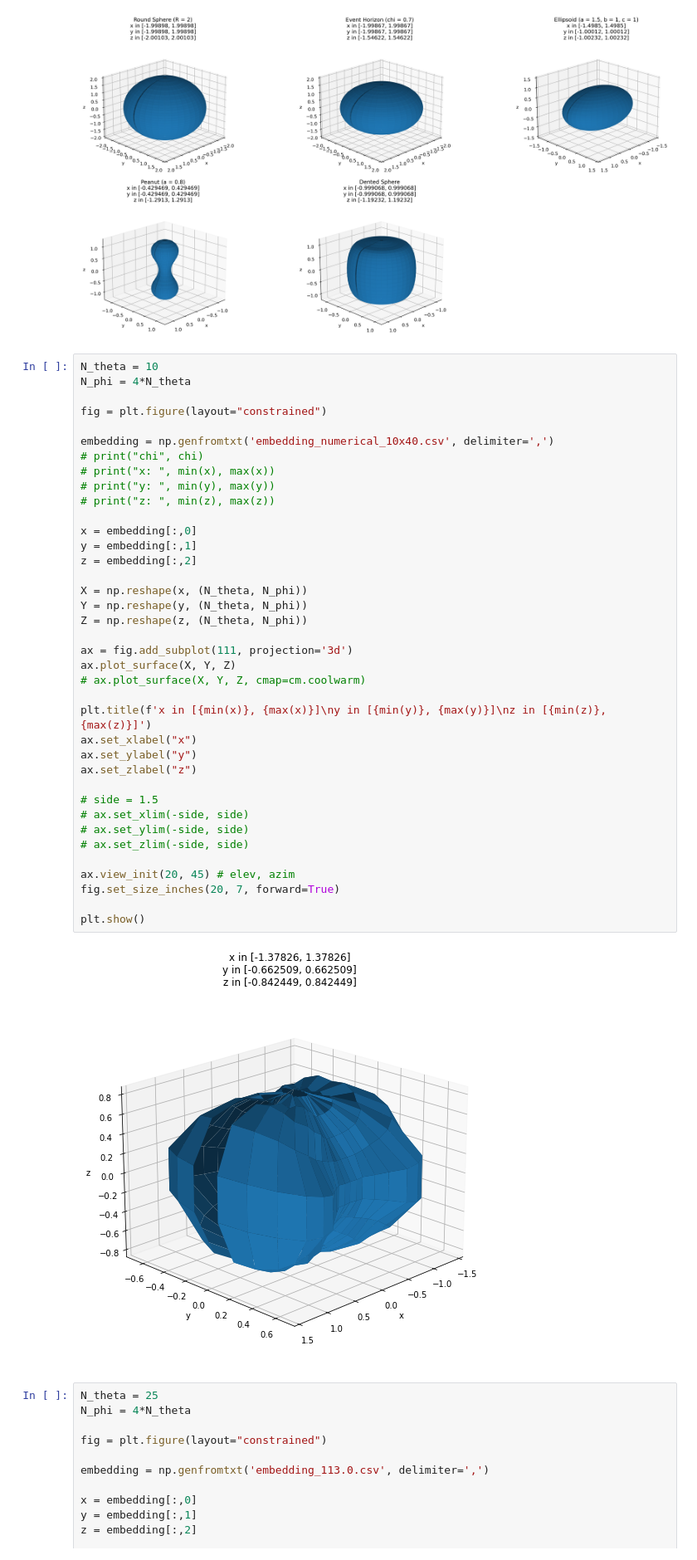
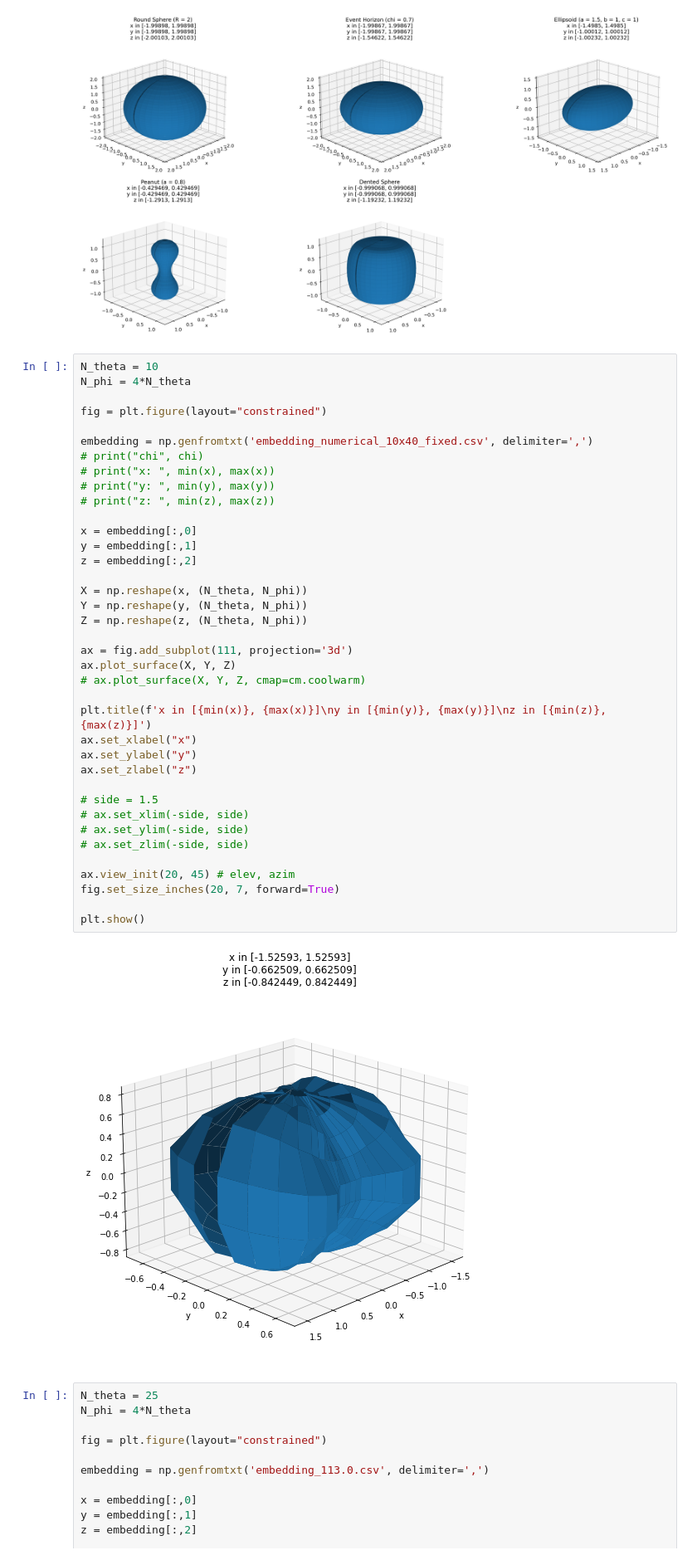
Before and after one commit to iago-mendes/eucled, a Jupyter notebook: src/exercises/08-embedding/assets/plots.ipynb, the cells around one changed output. Shown at 83% size. Drawn from its saved outputs; the diff is of its cells as text.

```diff
--- a/src/exercises/08-embedding/assets/plots.ipynb
+++ b/src/exercises/08-embedding/assets/plots.ipynb
@@ -233,40 +240,40 @@ N_phi = 4*N_theta
 
 fig = plt.figure(layout="constrained")
 
-embedding = np.genfromtxt('embedding_numerical_10x40.csv', delimiter=',')
+embedding = np.genfromtxt('embedding_numerical_10x40_fixed.csv', delimiter=',')
 # print("chi", chi)
 # print("x: ", min(x), max(x))
 # print("y: ", min(y), max(y))
 # print("z: ", min(z), max(z))
 
 x = embedding[:,0]
 y = embedding[:,1]
 z = embedding[:,2]
 
 X = np.reshape(x, (N_theta, N_phi))
 Y = np.reshape(y, (N_theta, N_phi))
 Z = np.reshape(z, (N_theta, N_phi))
 
 ax = fig.add_subplot(111, projection='3d')
 ax.plot_surface(X, Y, Z)
 # ax.plot_surface(X, Y, Z, cmap=cm.coolwarm)
 
 plt.title(f'x in [{min(x)}, {max(x)}]\ny in [{min(y)}, {max(y)}]\nz in [{min(z)}, {max(z)}]')
 ax.set_xlabel("x")
 ax.set_ylabel("y")
 ax.set_zlabel("z")
 
 # side = 1.5
 # ax.set_xlim(-side, side)
 # ax.set_ylim(-side, side)
 # ax.set_zlim(-side, side)
 
 ax.view_init(20, 45) # elev, azim
 fig.set_size_inches(20, 7, forward=True)
 
 plt.show()
 # %% [output]
-[figure, old version]
+[figure, new version]
 # %%
 N_theta = 25
 N_phi = 4*N_theta
```
Also changed, not shown: parts of 1 cell of this notebook, 4 other files.
